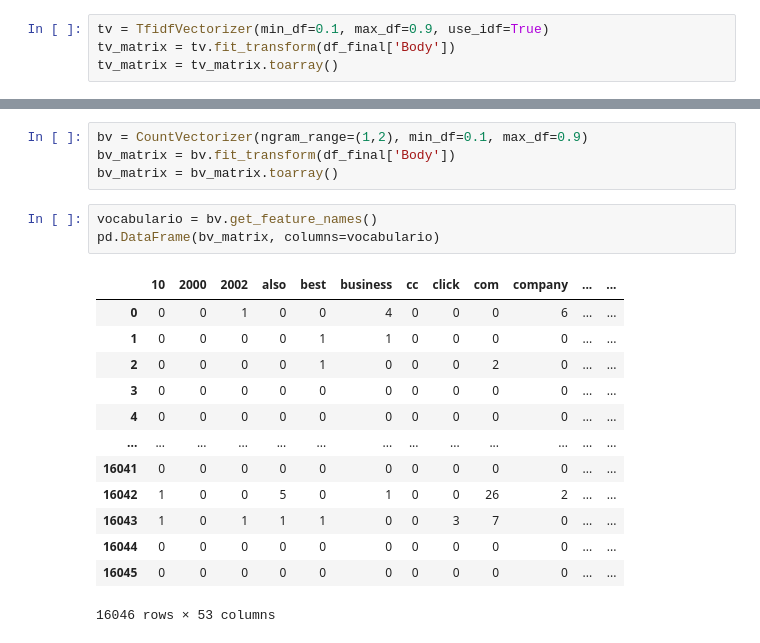
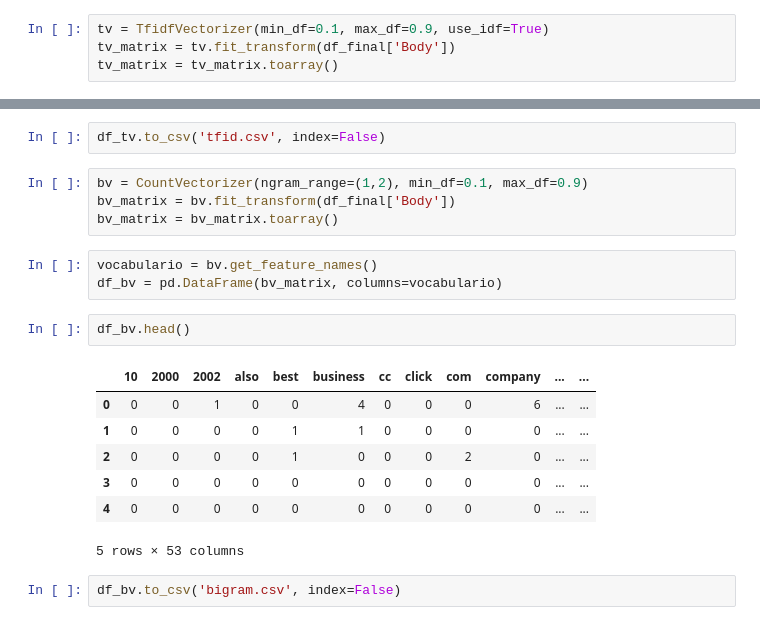
Before and after one commit to dianaxime/SDS-Lab02, a Jupyter notebook: Laboratorio02.ipynb, the cells around one changed output, grey strips where cells are left out. Cells and saved outputs as stored; diff of their text form.

```diff
--- a/Laboratorio02.ipynb
+++ b/Laboratorio02.ipynb
@@ -222,21 +216,21 @@ pd.DataFrame(np.round(tv_matrix, 2), columns=vocabulario)
+# %%
+df_tv.to_csv('tfid.csv', index=False)
 # %%
 bv = CountVectorizer(ngram_range=(1,2), min_df=0.1, max_df=0.9)
 bv_matrix = bv.fit_transform(df_final['Body'])
 bv_matrix = bv_matrix.toarray()
 # %%
 vocabulario = bv.get_feature_names()
-pd.DataFrame(bv_matrix, columns=vocabulario)
+df_bv = pd.DataFrame(bv_matrix, columns=vocabulario)
-# %% [output]
-|  | 10 | 2000 | 2002 | also | best | business | cc | click | com | company | ... | ... |
-| 0 | 0 | 0 | 1 | 0 | 0 | 4 | 0 | 0 | 0 | 6 | ... | ... |
-| 1 | 0 | 0 | 0 | 0 | 1 | 1 | 0 | 0 | 0 | 0 | ... | ... |
-| 2 | 0 | 0 | 0 | 0 | 1 | 0 | 0 | 0 | 2 | 0 | ... | ... |
-| 3 | 0 | 0 | 0 | 0 | 0 | 0 | 0 | 0 | 0 | 0 | ... | ... |
-| 4 | 0 | 0 | 0 | 0 | 0 | 0 | 0 | 0 | 0 | 0 | ... | ... |
-| ... | ... | ... | ... | ... | ... | ... | ... | ... | ... | ... | ... | ... |
-| 16041 | 0 | 0 | 0 | 0 | 0 | 0 | 0 | 0 | 0 | 0 | ... | ... |
-| 16042 | 1 | 0 | 0 | 5 | 0 | 1 | 0 | 0 | 26 | 2 | ... | ... |
-| 16043 | 1 | 0 | 1 | 1 | 1 | 0 | 0 | 3 | 7 | 0 | ... | ... |
-| 16044 | 0 | 0 | 0 | 0 | 0 | 0 | 0 | 0 | 0 | 0 | ... | ... |
-| 16045 | 0 | 0 | 0 | 0 | 0 | 0 | 0 | 0 | 0 | 0 | ... | ... |
-16046 rows × 53 columns
+# %%
+df_bv.head()
+# %% [output]
+|  | 10 | 2000 | 2002 | also | best | business | cc | click | com | company | ... | ... |
+| 0 | 0 | 0 | 1 | 0 | 0 | 4 | 0 | 0 | 0 | 6 | ... | ... |
+| 1 | 0 | 0 | 0 | 0 | 1 | 1 | 0 | 0 | 0 | 0 | ... | ... |
+| 2 | 0 | 0 | 0 | 0 | 1 | 0 | 0 | 0 | 2 | 0 | ... | ... |
+| 3 | 0 | 0 | 0 | 0 | 0 | 0 | 0 | 0 | 0 | 0 | ... | ... |
+| 4 | 0 | 0 | 0 | 0 | 0 | 0 | 0 | 0 | 0 | 0 | ... | ... |
+5 rows × 53 columns
+# %%
+df_bv.to_csv('bigram.csv', index=False)
```
Also changed, not shown: parts of 5 cells of this notebook, 4 other files.
